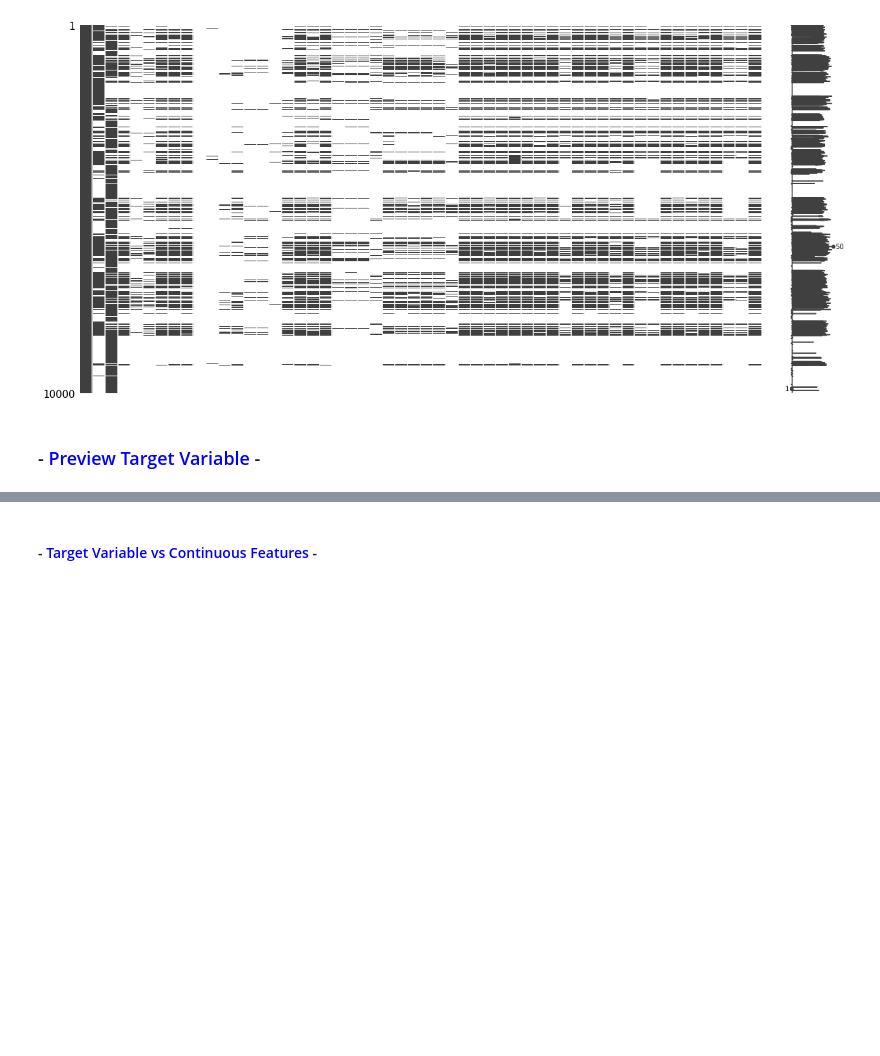
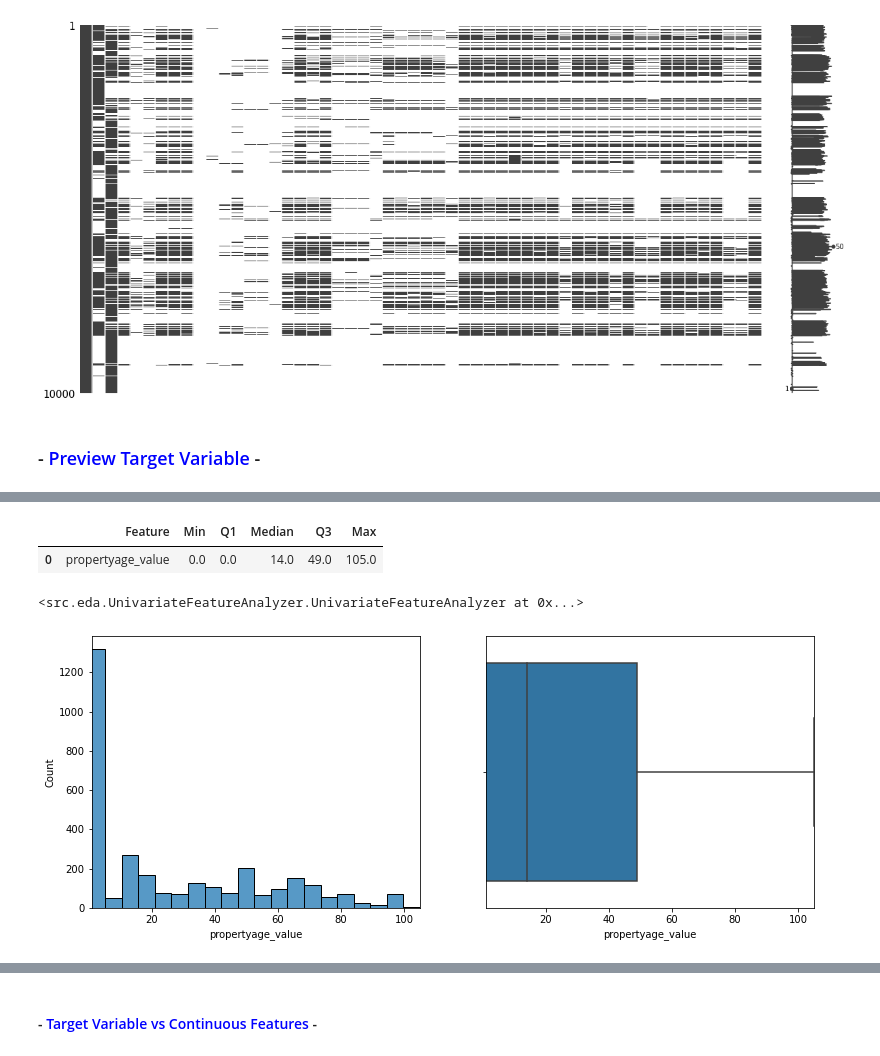
Before and after one commit to dangoML/DeepREI, a Jupyter notebook: Model/notebooks/DeepREI_Model.ipynb, the cells around one changed output, grey strips where cells are left out. Drawn from its saved outputs; the diff is of its cells as text; code cells hidden in the pictures; blank space fills up the shorter version.

```diff
--- a/Model/notebooks/DeepREI_Model.ipynb
+++ b/Model/notebooks/DeepREI_Model.ipynb
@@ -157,3 +130,8 @@ KeyError: 'lastsoldprice'
 # %%
-UnivariateFeatureAnalyzer(is_continuous=True, feature_is_cont=None, dataset=train_set, feature_col_name='propertyage', suffix="_value", bins=20, x_axis_limit=None)
+UnivariateFeatureAnalyzer(is_continuous=True, dataset=train_set, feature_col_name='propertyage', suffix="_value", bins=20, x_axis_limit=None)
+# %% [output]
+|  | Feature | Min | Q1 | Median | Q3 | Max |
+| 0 | propertyage_value | 0.0 | 0.0 | 14.0 | 49.0 | 105.0 |
+<src.eda.UnivariateFeatureAnalyzer.UnivariateFeatureAnalyzer at 0x...>
+[figure, added]
 # %%
```
Also changed, not shown: parts of 14 cells of this notebook, 5 other files.
